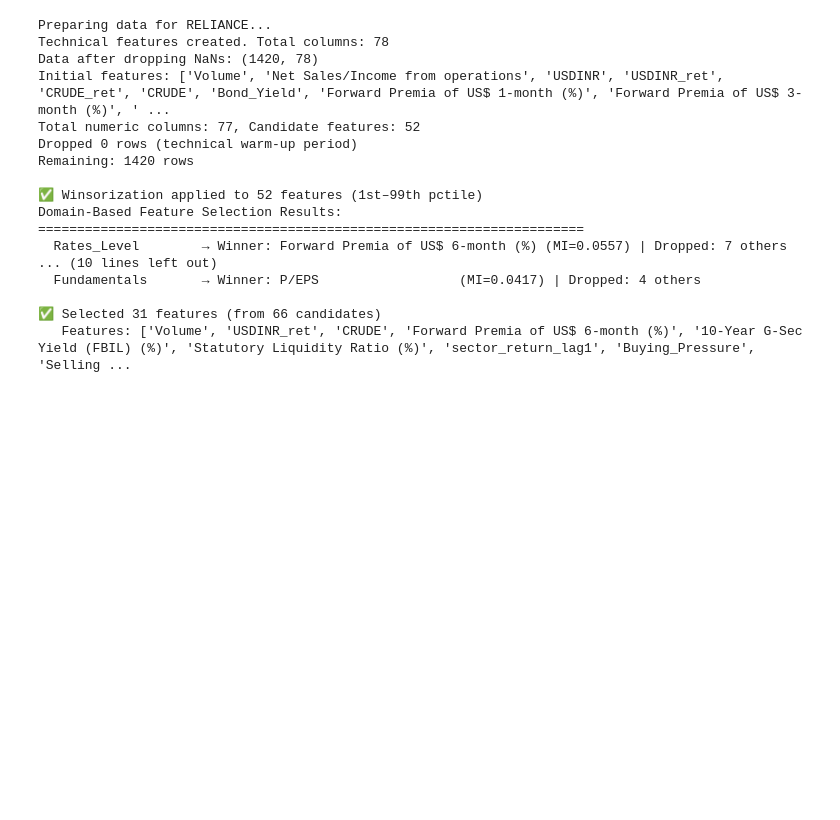
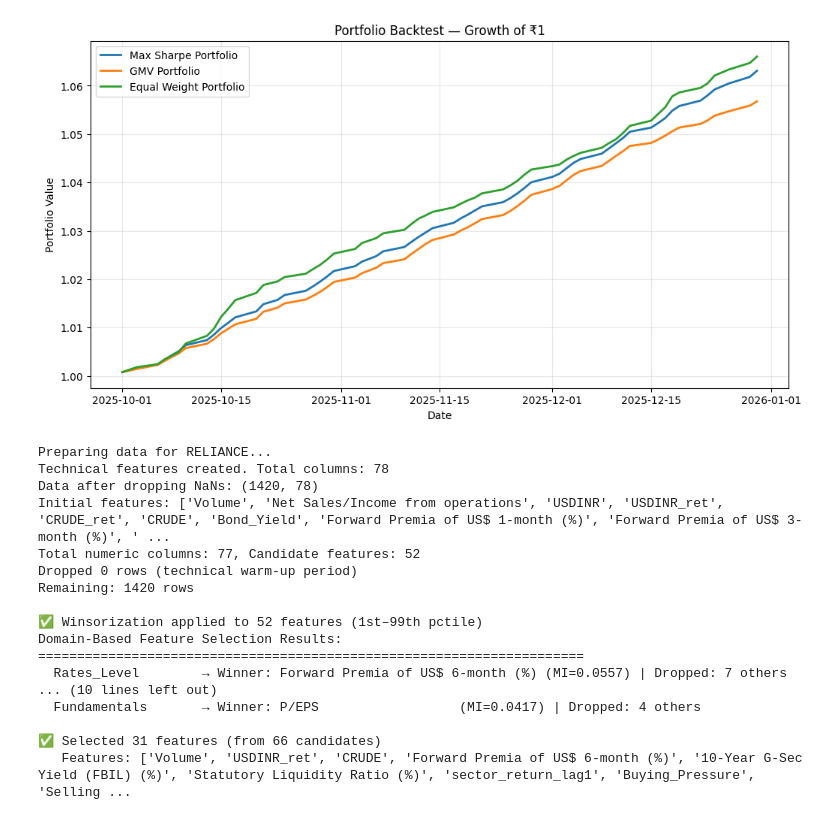
Before and after one commit to Anumita-P/assignment2-return-forecasting, a Jupyter notebook: model.ipynb, the cells around one changed output. Saved outputs shown, nothing was run; the diff lists cells and outputs as text; code cells hidden in the pictures; blank space fills up the shorter version.

```diff
--- a/model.ipynb
+++ b/model.ipynb
@@ -1022,3 +1237,61 @@ Train target distribution: target
+# %%
+# ============================================
+# CONVERT LOG RETURNS → SIMPLE RETURNS
+# ============================================
+
+simple_returns = np.exp(returns_df) - 1
+
+# ============================================
+# CONVERT LOG RETURNS → SIMPLE RETURNS
+# ============================================
+
+simple_returns = np.exp(returns_df) - 1
+
+# ============================================
+# CREATE PORTFOLIO DAILY RETURNS
+# ============================================
+
+# Convert weights to numpy arrays
+w_max = np.array(max_sharpe_weights)
+w_gmv = np.array(gmv_weights)
+
+# Equal weight portfolio
+w_equal = np.ones(len(mu)) / len(mu)
+
+# Compute daily portfolio returns
+max_sharpe_port = simple_returns @ w_max
+gmv_port = simple_returns @ w_gmv
+equal_port = simple_returns @ w_equal
+
+# ============================================
+# CUMULATIVE RETURNS
+# ============================================
+
+max_sharpe_cum = (1 + max_sharpe_port).cumprod()
+gmv_cum = (1 + gmv_port).cumprod()
+equal_cum = (1 + equal_port).cumprod()
+
+# ============================================
+# PLOT BACKTEST PERFORMANCE
+# ============================================
+
+import matplotlib.pyplot as plt
+
+plt.figure(figsize=(12,6))
+
+plt.plot(max_sharpe_cum, label="Max Sharpe Portfolio", linewidth=2)
+plt.plot(gmv_cum, label="GMV Portfolio", linewidth=2)
+plt.plot(equal_cum, label="Equal Weight Portfolio", linewidth=2)
+
+plt.title("Portfolio Backtest — Growth of ₹1")
+plt.xlabel("Date")
+plt.ylabel("Portfolio Value")
+plt.legend()
+plt.grid(alpha=0.3)
+
+plt.show()
+# %% [output]
+[figure, added]
 # %%
 #walforward version
 import pandas as pd
```
Also changed, not shown: parts of 8 cells of this notebook.
